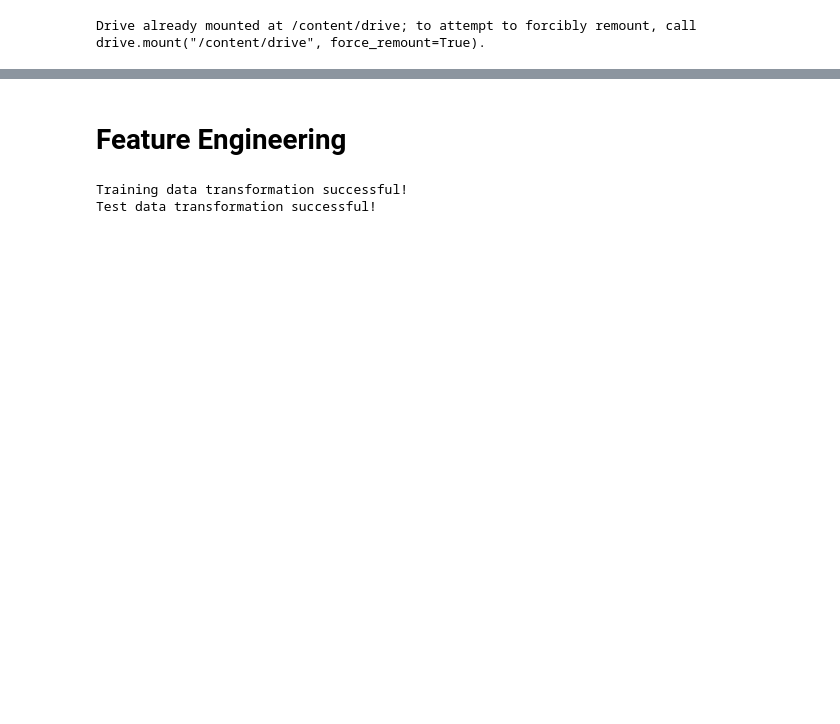
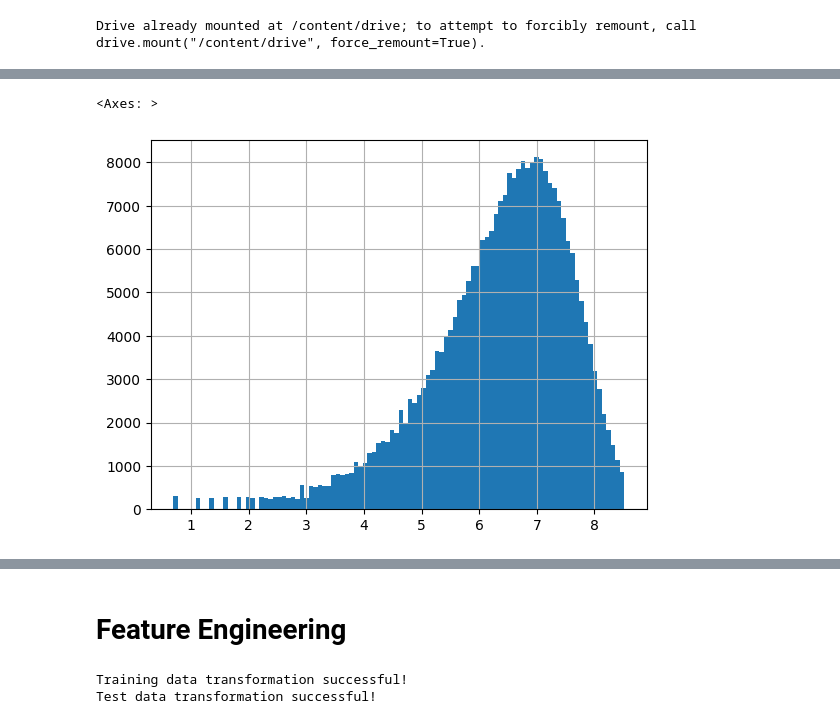
Before and after one commit to falrrema/Ps4e12_Regression_Insuranse_Premium_Prediction, a Jupyter notebook: Autogluon_Experiments_original_8hr_log_local.ipynb, the cells around one changed output, grey strips where cells are left out. Saved outputs shown, nothing was run; the diff lists cells and outputs as text; code cells hidden in the pictures; blank space fills up the shorter version.

```diff
--- a/Autogluon_Experiments_original_8hr_log_local.ipynb
+++ b/Autogluon_Experiments_original_8hr_log_local.ipynb
@@ -13,14 +13,8 @@ import matplotlib.pyplot as plt
 import seaborn as sns
 import os
 import warnings
-import cloudpickle
-import plotly.io as pio
-import plotly.graph_objects as go
 from autogluon.core.metrics import make_scorer
 import sklearn
-from plotly.subplots import make_subplots
-pd.options.plotting.backend = "plotly"
-pio.templates.default = "simple_white"
 warnings.filterwarnings('ignore')
 
 # Import specific libraries
@@ -50,4 +44,6 @@ train.columns = [col.replace(" ", "_") for col in train.columns]
 test.columns = [col.replace(" ", "_") for col in test.columns]
 original.columns = [col.replace(" ", "_") for col in original.columns]
 original  = original[train.columns]
-original = original.dropna(subset=['premium_amount'])
+original = original[original['premium_amount'] > 0]
+
+train
@@ -53,0 +65,7 @@ original = original.dropna(subset=['premium_amount'])
+# %%
+# Lets look at the original data target distribution
+original['premium_amount_log'] = np.log1p(original['premium_amount'])
+original['premium_amount_log'].hist(bins=100)
+# %% [output]
+<Axes: >
+[figure, added]
```
Also changed, not shown: parts of 18 cells of this notebook, 5 other files.
